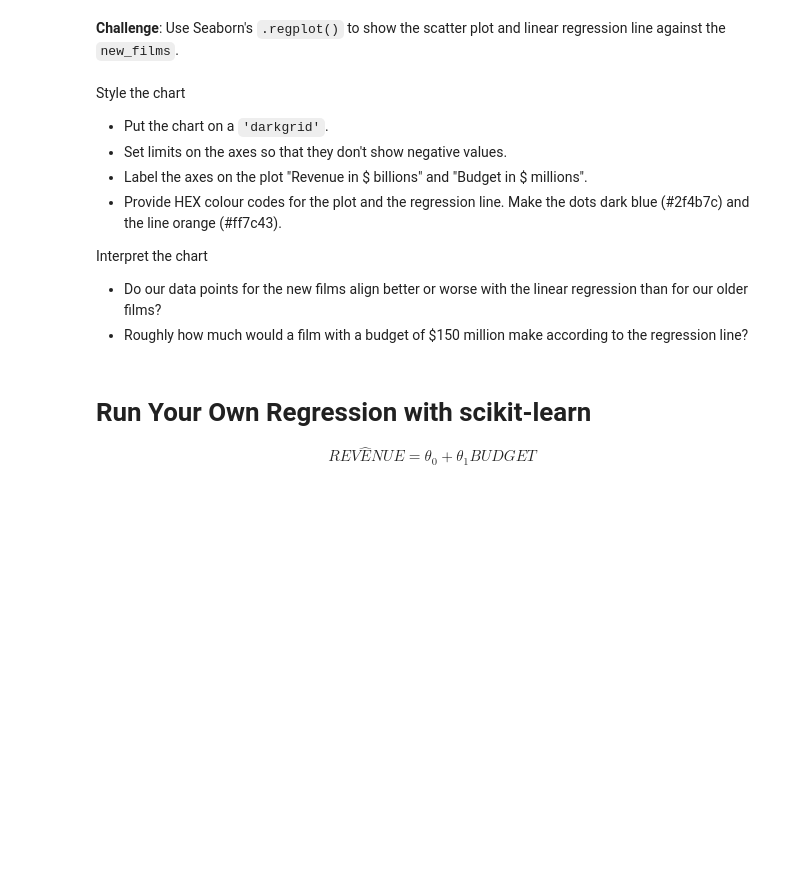
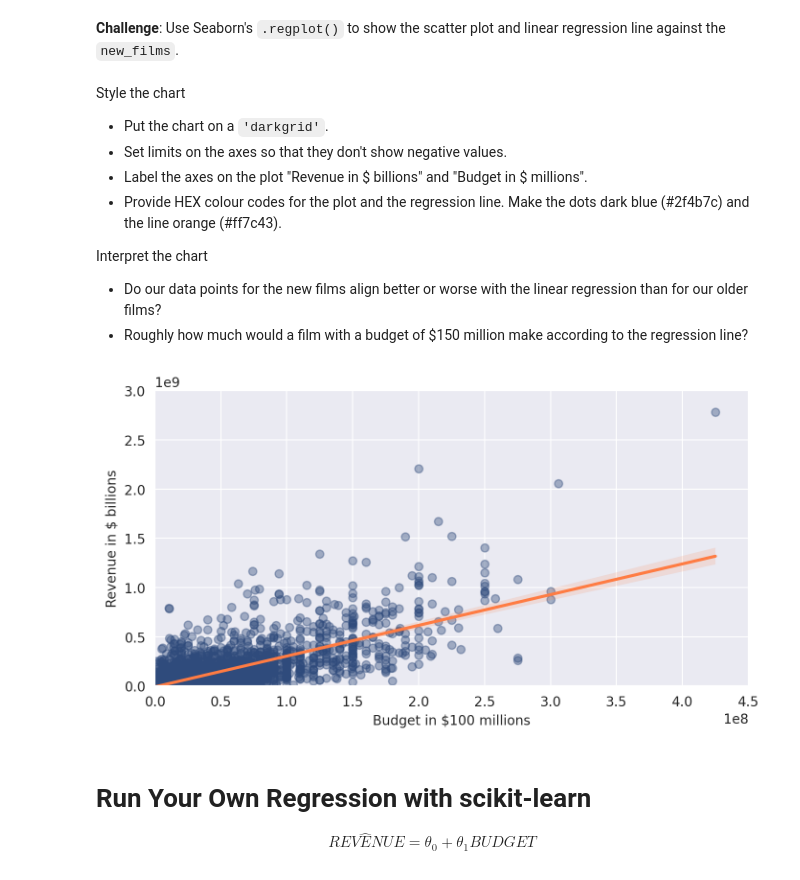
Before and after one commit to J-Bills/day_78, a Jupyter notebook: Seaborn+Linear+Regression+%28start%29/Seaborn_and_Linear_Regression_(start).ipynb, the cells around one changed output. Drawn from its saved outputs; the diff is of its cells as text; code cells hidden in the pictures; blank space fills up the shorter version.

Commit message:
created regression chart that compared movie budget to revenue

```diff
--- a/Seaborn+Linear+Regression+%28start%29/Seaborn_and_Linear_Regression_(start).ipynb
+++ b/Seaborn+Linear+Regression+%28start%29/Seaborn_and_Linear_Regression_(start).ipynb
@@ -416,6 +416,24 @@ Interpret the chart
 
 * Do our data points for the new films align better or worse with the linear regression than for our older films?
 * Roughly how much would a film with a budget of $150 million make according to the regression line?
+# %%
+plt.figure(figsize=(8,4), dpi=200)
+with sbn.axes_style("darkgrid"):
+  regplot = sbn.regplot(data=new_films,
+            x='USD_Production_Budget',
+            y='USD_Worldwide_Gross',
+            scatter_kws = {'alpha': 0.4, 'color':'#2f4b7c'},
+            line_kws = {'color': '#ff7c43'})
+  regplot.set(ylim=(0, 3000000000),
+    xlim=(0, 450000000),
+    ylabel='Revenue in $ billions',
+    xlabel='Budget in $100 millions')
+
+  """The data points align better for the newer movies than the older ones. This could be because of lack of data possibly."""
+
+  """A film with a budget of $150 million would roughly make half a billion."""
+# %% [output]
+[figure, added]
 # %% [markdown]
 # Run Your Own Regression with scikit-learn
 
```
